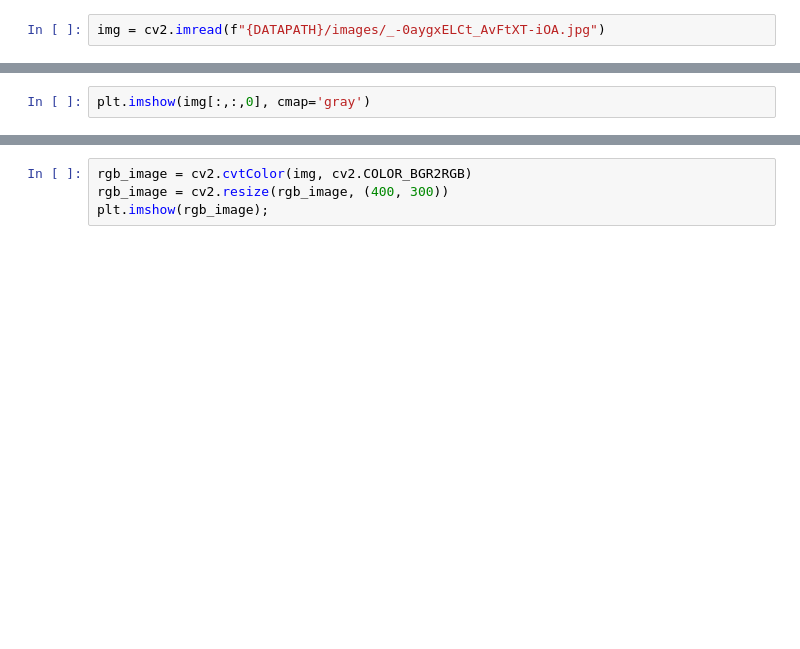
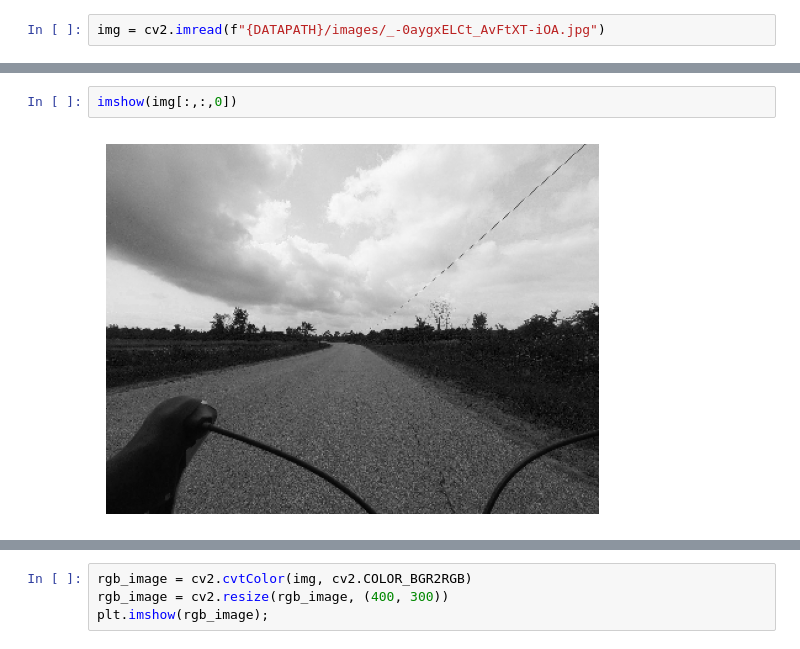
Before and after one commit to molnarai/SpecialTopicsInAnalytics, a Jupyter notebook: computer_vision/notebooks/01_data_preparation.ipynb, the cells around one changed output, grey strips where cells are left out. Cells and saved outputs as stored; diff of their text form; blank space fills up the shorter version.

```diff
--- a/computer_vision/notebooks/01_data_preparation.ipynb
+++ b/computer_vision/notebooks/01_data_preparation.ipynb
@@ -48,3 +69,5 @@ img.shape
 # %%
-plt.imshow(img[:,:,0], cmap='gray')
+imshow(img[:,:,0])
+# %% [output]
+[figure, added]
 # %%
```
Also changed, not shown: parts of 20 cells of this notebook, 1 other file.
